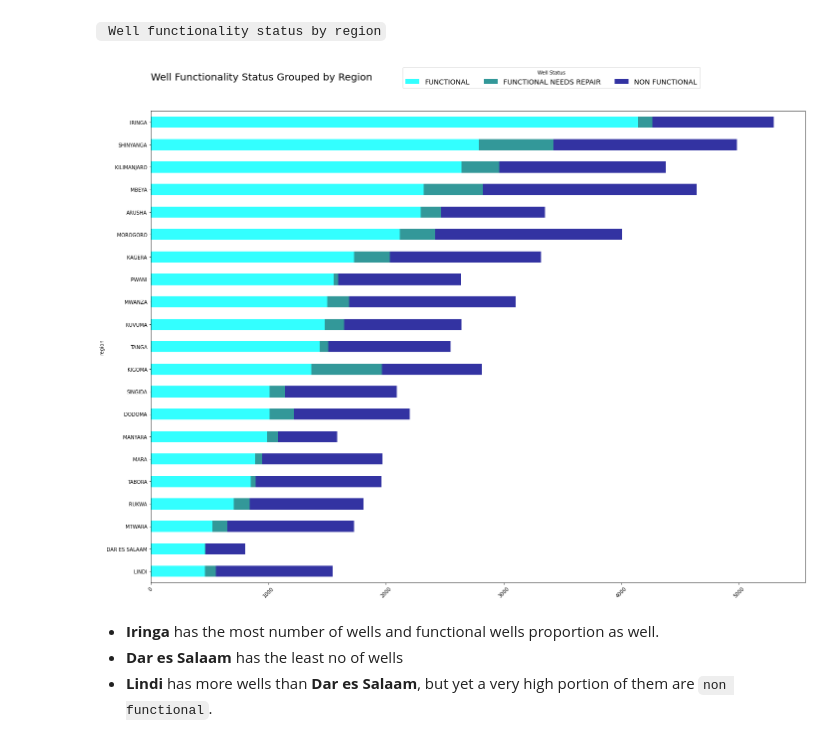
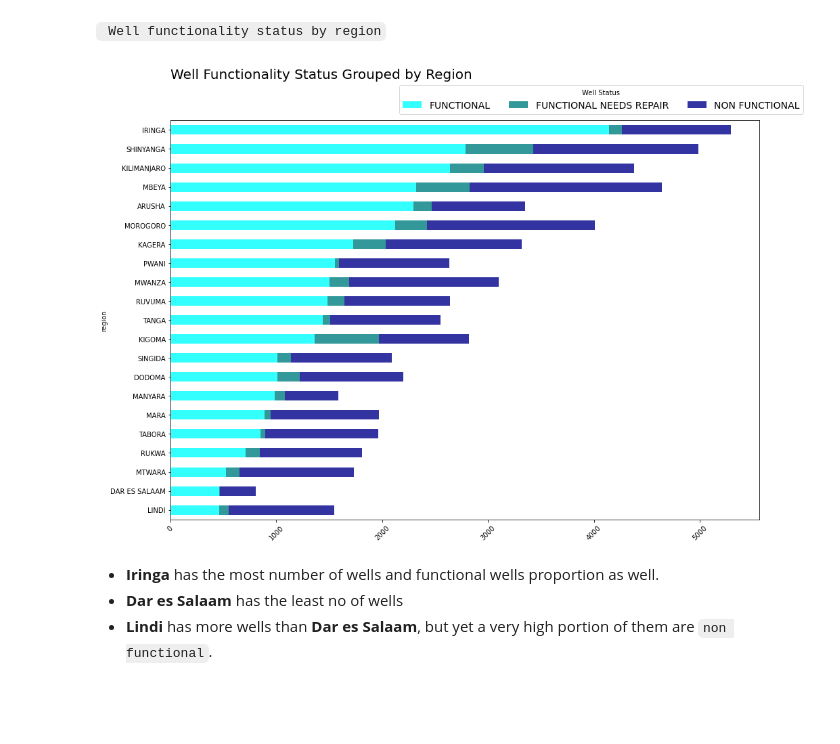
Before and after one commit to Ketty-Odero/Tanzanian-Water-Wells-Prediction-Model, a Jupyter notebook: index.ipynb, the cells around one changed output. Cells and saved outputs as stored; diff of their text form; code cells hidden in the pictures; blank space fills up the shorter version.

```diff
--- a/index.ipynb
+++ b/index.ipynb
@@ -149,9 +162,9 @@ plt.show()
 # %%
 table = pd.crosstab(df['region'], df['status_group']).sort_values(by='FUNCTIONAL')
 title = 'Well Functionality Status Grouped by Region\n'
-plot_stackedbar(table, title, (20,15))
+plot_stackedbar(table, title, (15,10))
 # %% [output]
-[figure, old version]
+[figure, new version]
 # %% [markdown]
 - **Iringa** has the most number of wells and functional wells proportion as well.
 - **Dar es Salaam** has the least no of wells
```
Also changed, not shown: parts of 5 cells of this notebook, 1 other file.
